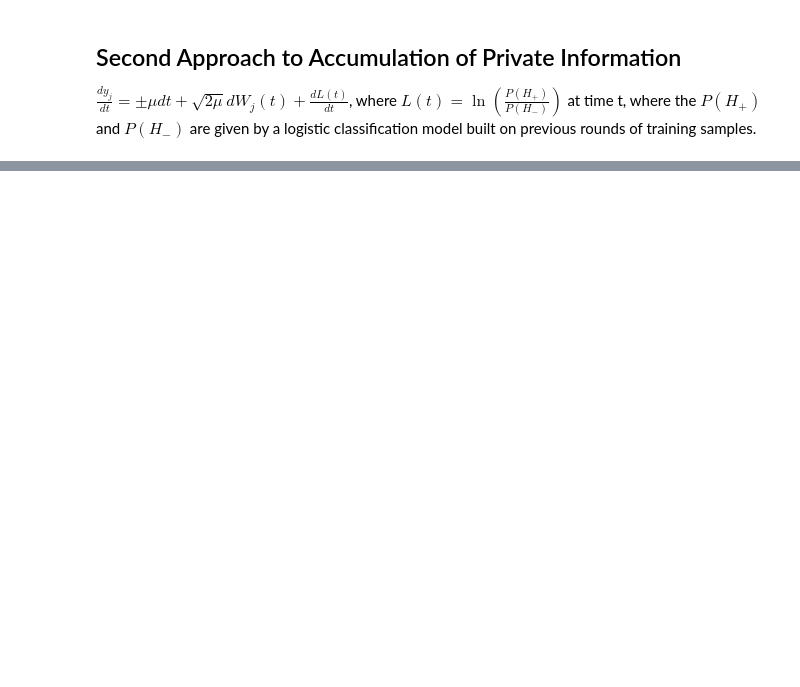
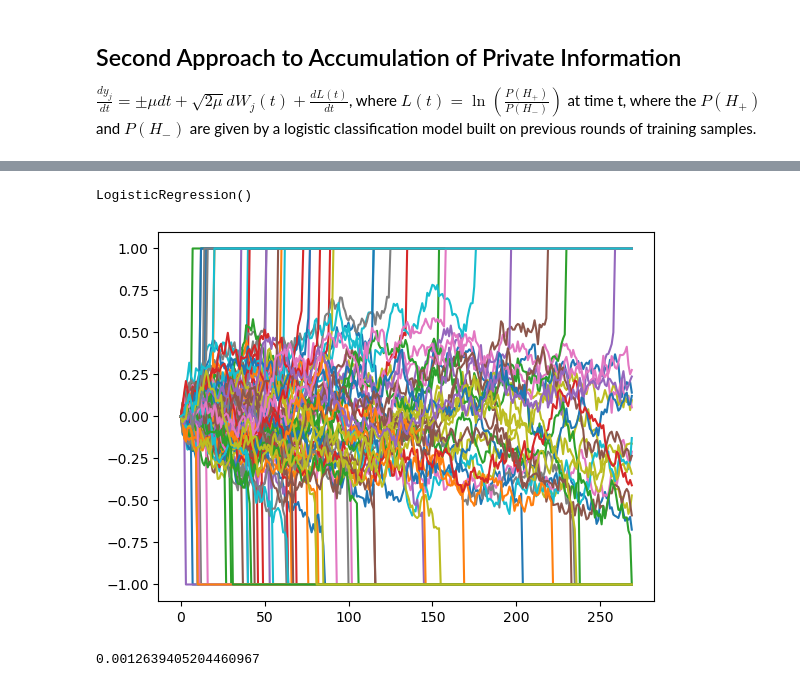
Before and after one commit to fcseidl/social-net-consensus, a Jupyter notebook: LogisticClassificationModel.ipynb, the cells around one changed output, grey strips where cells are left out. Saved outputs shown, nothing was run; the diff lists cells and outputs as text; code cells hidden in the pictures; blank space fills up the shorter version.

```diff
--- a/LogisticClassificationModel.ipynb
+++ b/LogisticClassificationModel.ipynb
@@ -232,0 +315,30 @@ tstop3
+# %%
+ytrain = len(training)*[1]+len(training2)*[-1]+len(training3)*[1]
+label = ['Aggregate','NewDecision','AggregateTot','TotDec','True']
+df = TrainData(label,training+training2+training3,ytrain)
+
+X = np.array(df[['Aggregate','NewDecision','AggregateTot','TotDec']])
+ydat = df['True']
+logreg = LogisticRegression()
+logreg.fit(X, ydat)
+# %% [output]
+LogisticRegression()
+# %%
+training4,ysim4,tstop4 = sim(np.zeros((100, int(1/0.001))),A,thresh,-1,10,100,1,0.001,ModelFeatures2,85,tstop = False,model = logreg)
+for i in range(n):
+    plt.plot(ysim4[i,:tstop4+1])
+plt.show()
+# %% [output]
+[figure, added]
+# %%
+ytrain = len(training)*[1]+len(training2)*[-1]+len(training3)*[1]+len(training4)*[-1]
+label = ['Aggregate','NewDecision','AggregateTot','TotDec','True']
+df = TrainData(label,training+training2+training3+training4,ytrain)
+
+X = np.array(df[['Aggregate','NewDecision','AggregateTot','TotDec']])
+ydat = df['True']
+logreg = LogisticRegression()
+logreg.fit(X, ydat)
+RR(ysim4[:,tstop4],1,tstop4)
+# %% [output]
+0.0012639405204460967
```
Also changed, not shown: parts of 21 cells of this notebook.
